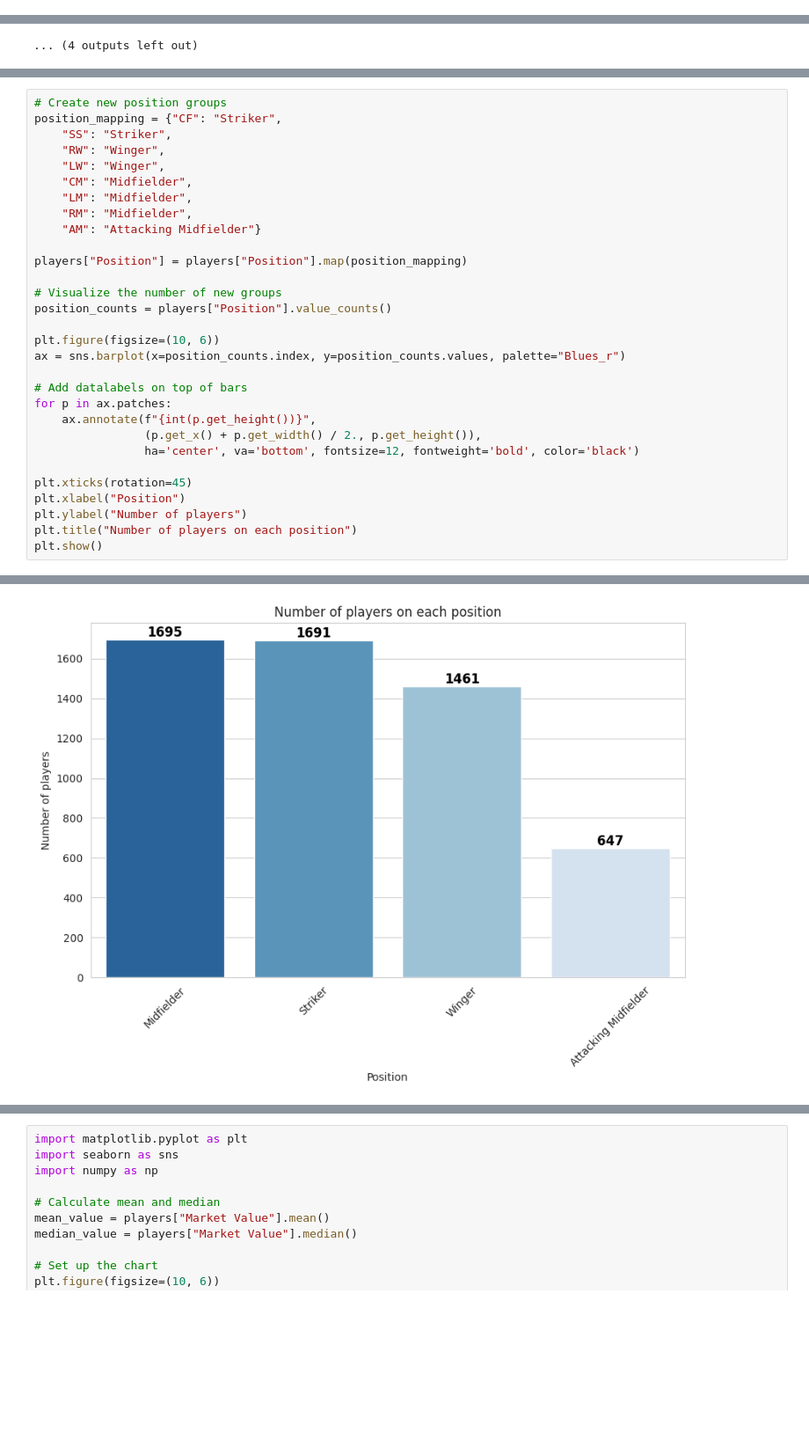
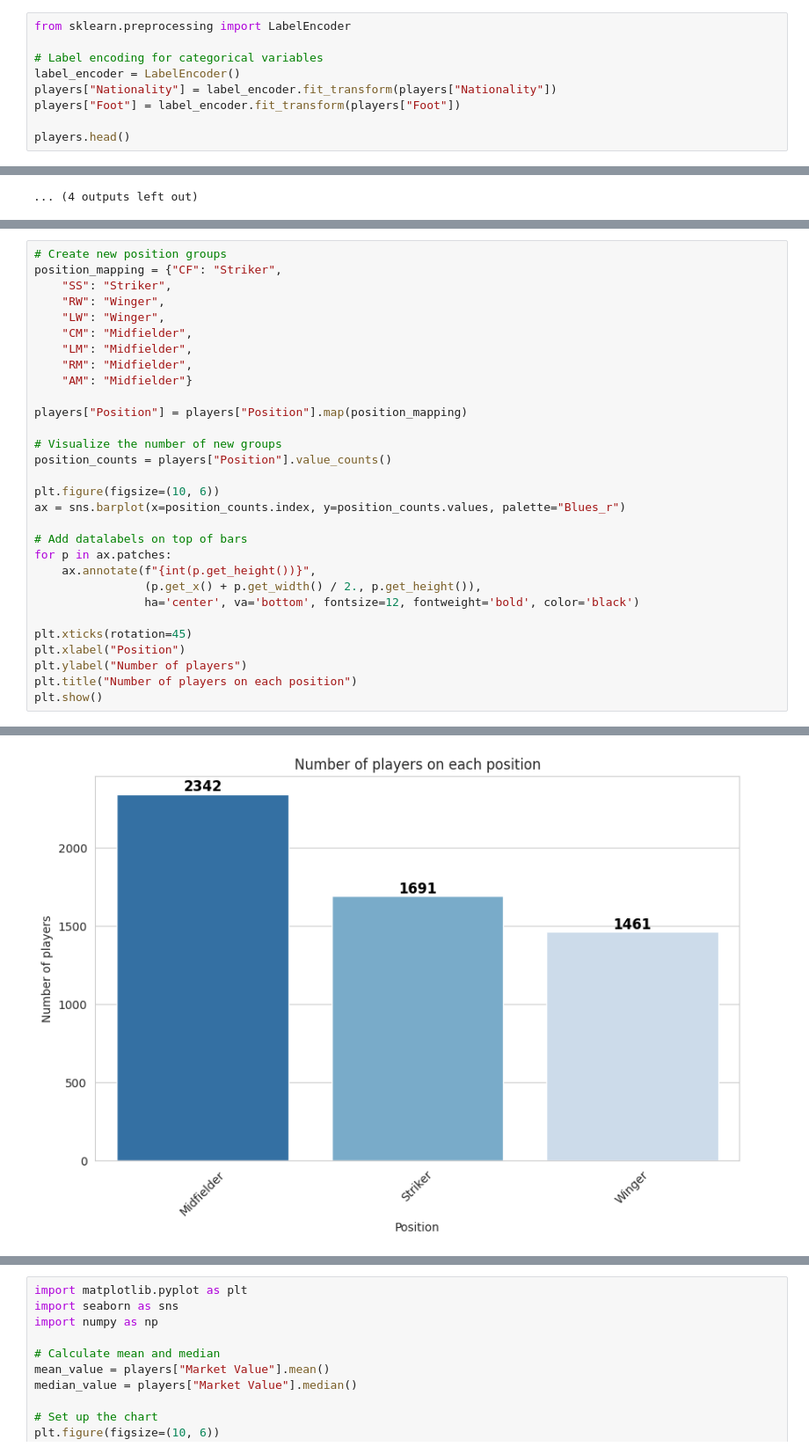
Before and after one commit to l3wandowskyy/Pricing-Footballers-Master, a Jupyter notebook: preditict_value_footballer.ipynb, the cells around one changed output, grey strips where cells are left out. Shown at 88% size. Saved outputs shown, nothing was run; the diff lists cells and outputs as text; blank space fills up the shorter version.

```diff
--- a/preditict_value_footballer.ipynb
+++ b/preditict_value_footballer.ipynb
@@ -376,3 +411,12 @@ percentage_other = (players["Nationality"].value_counts(normalize=True)["Other"]
 print(f"Percentage of 'Other' relative to the entire dataset: {percentage_other}%")
 # %% [output]
 Percentage of 'Other' relative to the entire dataset: 12.41%
+# %%
+from sklearn.preprocessing import LabelEncoder
+
+# Label encoding for categorical variables
+label_encoder = LabelEncoder()
+players["Nationality"] = label_encoder.fit_transform(players["Nationality"])
+players["Foot"] = label_encoder.fit_transform(players["Foot"])
+
+players.head()
@@ -476,32 +518,32 @@ position_mapping = {"CF": "Striker",
     "SS": "Striker",
     "RW": "Winger",
     "LW": "Winger",
     "CM": "Midfielder",
     "LM": "Midfielder",
     "RM": "Midfielder",
-    "AM": "Attacking Midfielder"}
+    "AM": "Midfielder"}
 
 players["Position"] = players["Position"].map(position_mapping)
 
 # Visualize the number of new groups
 position_counts = players["Position"].value_counts()
 
 plt.figure(figsize=(10, 6))
 ax = sns.barplot(x=position_counts.index, y=position_counts.values, palette="Blues_r")
 
 # Add datalabels on top of bars
 for p in ax.patches:
     ax.annotate(f"{int(p.get_height())}",
                 (p.get_x() + p.get_width() / 2., p.get_height()),
                 ha='center', va='bottom', fontsize=12, fontweight='bold', color='black')
 
 plt.xticks(rotation=45)
 plt.xlabel("Position")
 plt.ylabel("Number of players")
 plt.title("Number of players on each position")
 plt.show()
 # %% [output]
 Passing `palette` without assigning `hue` is deprecated and will be removed in v0.14.0. Assign the `x` variable to `hue` and set `legend=False` for the same effect.
 
   ax = sns.barplot(x=position_counts.index, y=position_counts.values, palette="Blues_r")
-[figure, old version]
+[figure, new version]
```
Also changed, not shown: parts of 22 cells of this notebook.
